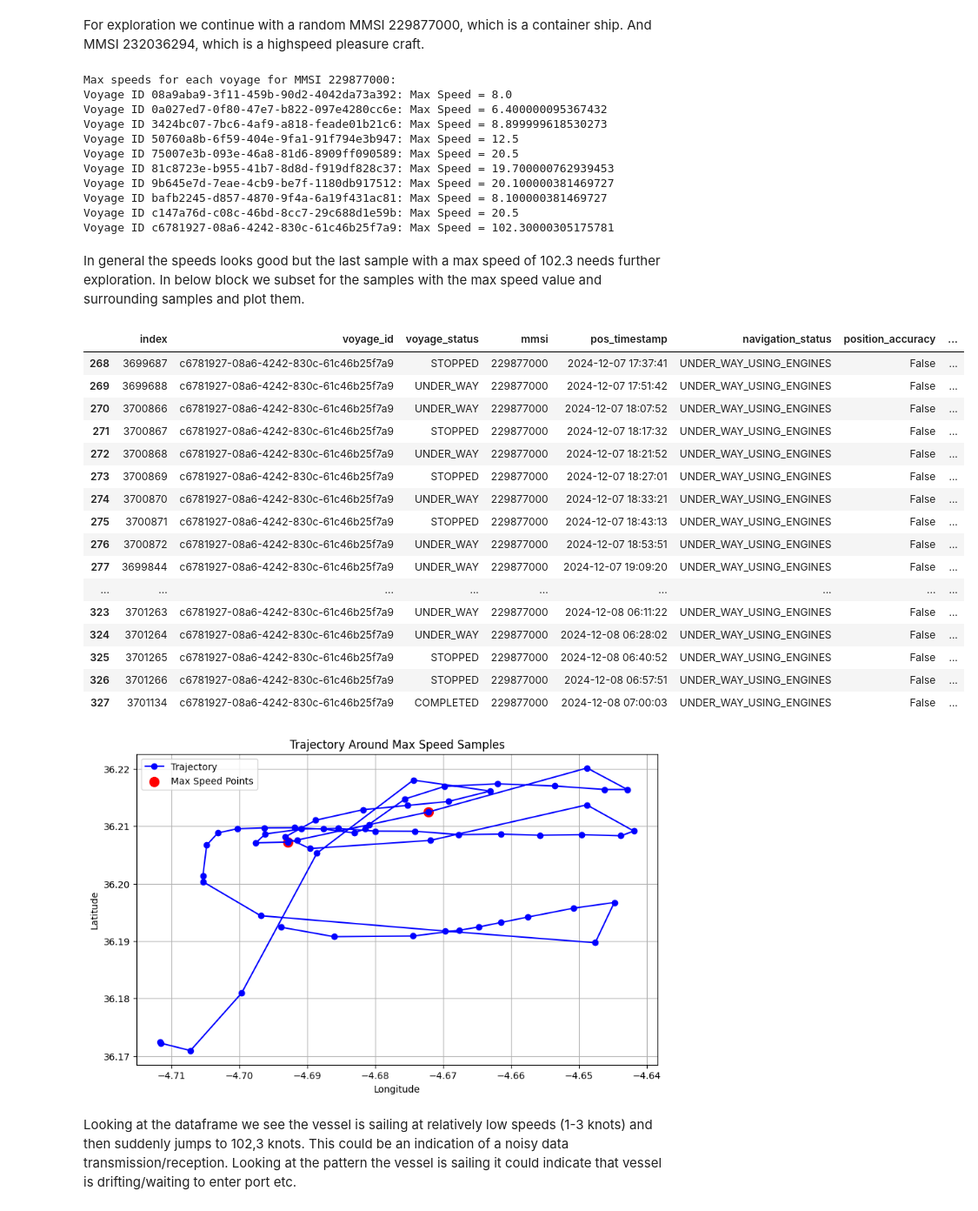
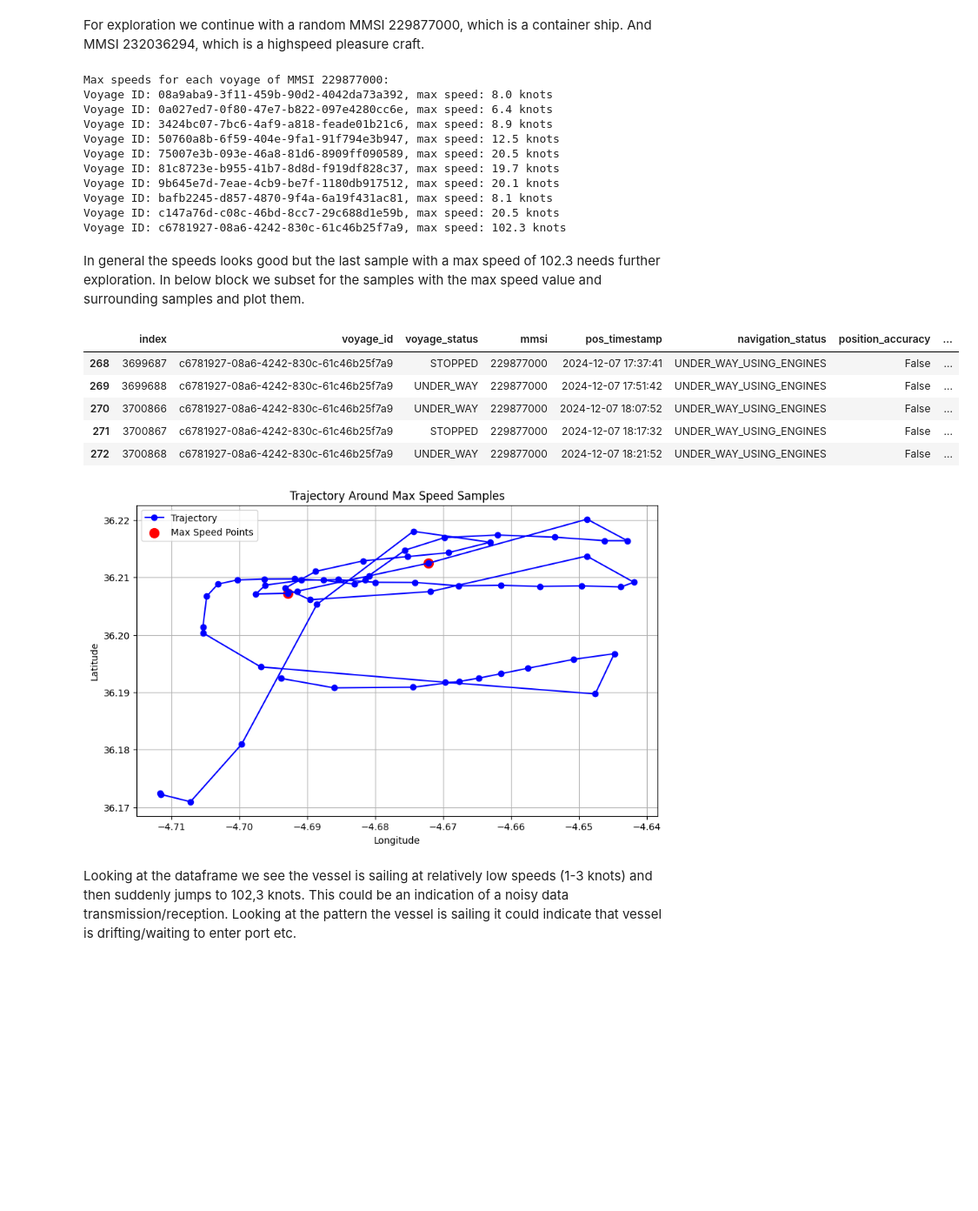
Before and after one commit to Magnuswlange/port_congestion_proj, a Jupyter notebook: Awake_Data_Exploration.ipynb, the cells around one changed output. Shown at 87% size. Saved outputs shown, nothing was run; the diff lists cells and outputs as text; code cells hidden in the pictures; blank space fills up the shorter version.

```diff
--- a/Awake_Data_Exploration.ipynb
+++ b/Awake_Data_Exploration.ipynb
@@ -289,83 +292,76 @@ For exploration we continue with a random MMSI 229877000, which is a container s
 And MMSI 232036294, which is a highspeed pleasure craft.
 # %%
 Sample_MMSI = 229877000
-subset_samples = Departures_AIS[Departures_AIS['mmsi'] == Sample_MMSI] #Subset for only sample vessel
-sample_voyages = subset_samples['voyage_id'].unique() #Find unique voyages
-max_speeds_per_voyage = subset_samples.groupby('voyage_id')['speed_over_ground'].max() #Find maxspeed in each voyage
-print('Max speeds for each voyage for MMSI 229877000:')
+subset_samples = Departures_AIS[Departures_AIS.mmsi == Sample_MMSI] #Subset for only sample vessel
+sample_voyages = subset_samples.voyage_id.unique() #Find unique voyages
+max_speeds_per_voyage = subset_samples.groupby('voyage_id').speed_over_ground.max().round(2) #Find maxspeed in each voyage
+
+print('Max speeds for each voyage of MMSI 229877000:')
+
 for voyage_id, max_speed in max_speeds_per_voyage.items(): #Print maxspeed for each voyage
-    print(f"Voyage ID {voyage_id}: Max Speed = {max_speed}")
+    print(f"Voyage ID: {voyage_id}, max speed: {max_speed} knots")
 # %% [output]
-Max speeds for each voyage for MMSI 229877000:
-Voyage ID 08a9aba9-3f11-459b-90d2-4042da73a392: Max Speed = 8.0
-Voyage ID 0a027ed7-0f80-47e7-b822-097e4280cc6e: Max Speed = 6.400000095367432
-Voyage ID 3424bc07-7bc6-4af9-a818-feade01b21c6: Max Speed = 8.899999618530273
-Voyage ID 50760a8b-6f59-404e-9fa1-91f794e3b947: Max Speed = 12.5
-Voyage ID 75007e3b-093e-46a8-81d6-8909ff090589: Max Speed = 20.5
-Voyage ID 81c8723e-b955-41b7-8d8d-f919df828c37: Max Speed = 19.700000762939453
-Voyage ID 9b645e7d-7eae-4cb9-be7f-1180db917512: Max Speed = 20.100000381469727
-Voyage ID bafb2245-d857-4870-9f4a-6a19f431ac81: Max Speed = 8.100000381469727
-Voyage ID c147a76d-c08c-46bd-8cc7-29c688d1e59b: Max Speed = 20.5
-Voyage ID c6781927-08a6-4242-830c-61c46b25f7a9: Max Speed = 102.30000305175781
+Max speeds for each voyage of MMSI 229877000:
+Voyage ID: 08a9aba9-3f11-459b-90d2-4042da73a392, max speed: 8.0 knots
+Voyage ID: 0a027ed7-0f80-47e7-b822-097e4280cc6e, max speed: 6.4 knots
+Voyage ID: 3424bc07-7bc6-4af9-a818-feade01b21c6, max speed: 8.9 knots
+Voyage ID: 50760a8b-6f59-404e-9fa1-91f794e3b947, max speed: 12.5 knots
+Voyage ID: 75007e3b-093e-46a8-81d6-8909ff090589, max speed: 20.5 knots
+Voyage ID: 81c8723e-b955-41b7-8d8d-f919df828c37, max speed: 19.7 knots
+Voyage ID: 9b645e7d-7eae-4cb9-be7f-1180db917512, max speed: 20.1 knots
+Voyage ID: bafb2245-d857-4870-9f4a-6a19f431ac81, max speed: 8.1 knots
+Voyage ID: c147a76d-c08c-46bd-8cc7-29c688d1e59b, max speed: 20.5 knots
+Voyage ID: c6781927-08a6-4242-830c-61c46b25f7a9, max speed: 102.3 knots
 # %%
 
-noisy_voyage = subset_samples[subset_samples['voyage_id']=="c6781927-08a6-4242-830c-61c46b25f7a9"] #Subset further for the voyage containing the high speed
+noisy_voyage = subset_samples[subset_samples.voyage_id=="c6781927-08a6-4242-830c-61c46b25f7a9"] #Subset further for the voyage containing the high speed
 noisy_voyage = noisy_voyage.sort_values(by='pos_timestamp', inplace=False).reset_index(drop=False)
 # %% [markdown]
 In general the speeds looks good but the last sample with a max speed of 102.3 needs further exploration. In below block we subset for the samples with the max speed value and surrounding samples and plot them.
 # %%
 #Find the row where speed_over_ground is max in the faulty voyage
-max_speed_sample = noisy_voyage[noisy_voyage['speed_over_ground'] == noisy_voyage['speed_over_ground'].max()]
+max_speed_sample = noisy_voyage[noisy_voyage.speed_over_ground == noisy_voyage.speed_over_ground.max()]
 max_indices = max_speed_sample.index.tolist()#Get all indices of max speed samples
 window_size = 30 #Define a window size for viewing surrounding samples
 
 #Collect indices of surrounding samples
 surrounding_indices = []
+
 for idx in max_indices:
     start_index = max(0, idx - window_size)  #Ensure we don't go below index 0
     end_index = min(len(noisy_voyage), idx + window_size + 1)  #Ensure we don't exceed DataFrame length
     surrounding_indices.extend(range(start_index, end_index))
+
 surrounding_indices = sorted(set(surrounding_indices)) #Remove duplicates and sort indices
 subset_samples = noisy_voyage.iloc[surrounding_indices] #Subset the DataFrame with the selected indices
 
 #Display the DataFrame interactively
-display(subset_samples)
+display(subset_samples.head())
 
 
 #Plot the subset
 plt.figure(figsize=(10, 6))
-plt.plot(subset_samples['longitude'], subset_samples['latitude'], marker='o', linestyle='-', color='b', label="Trajectory")
+plt.plot(subset_samples.longitude, subset_samples.latitude, marker='o', linestyle='-', color='b', label="Trajectory")
 
 # Highlight max speed samples in red
-plt.scatter(max_speed_sample['longitude'], max_speed_sample['latitude'], color='r', s=100, label="Max Speed Points")
+plt.scatter(max_speed_sample.longitude, max_speed_sample.latitude, color='r', s=100, label="Max Speed Points")
 
 # Label axes and title
 plt.xlabel("Longitude")
 plt.ylabel("Latitude")
 plt.title("Trajectory Around Max Speed Samples")
 
 # Show legend and grid
 plt.legend()
 plt.grid()
 plt.show()
 # %% [output]
 |  | index | voyage_id | voyage_status | mmsi | pos_timestamp | navigation_status | position_accuracy | ... |
 | 268 | 3699687 | c6781927-08a6-4242-830c-61c46b25f7a9 | STOPPED | 229877000 | 2024-12-07 17:37:41 | UNDER_WAY_USING_ENGINES | False | ... |
 | 269 | 3699688 | c6781927-08a6-4242-830c-61c46b25f7a9 | UNDER_WAY | 229877000 | 2024-12-07 17:51:42 | UNDER_WAY_USING_ENGINES | False | ... |
 | 270 | 3700866 | c6781927-08a6-4242-830c-61c46b25f7a9 | UNDER_WAY | 229877000 | 2024-12-07 18:07:52 | UNDER_WAY_USING_ENGINES | False | ... |
 | 271 | 3700867 | c6781927-08a6-4242-830c-61c46b25f7a9 | STOPPED | 229877000 | 2024-12-07 18:17:32 | UNDER_WAY_USING_ENGINES | False | ... |
 | 272 | 3700868 | c6781927-08a6-4242-830c-61c46b25f7a9 | UNDER_WAY | 229877000 | 2024-12-07 18:21:52 | UNDER_WAY_USING_ENGINES | False | ... |
-| 273 | 3700869 | c6781927-08a6-4242-830c-61c46b25f7a9 | STOPPED | 229877000 | 2024-12-07 18:27:01 | UNDER_WAY_USING_ENGINES | False | ... |
-| 274 | 3700870 | c6781927-08a6-4242-830c-61c46b25f7a9 | UNDER_WAY | 229877000 | 2024-12-07 18:33:21 | UNDER_WAY_USING_ENGINES | False | ... |
-| 275 | 3700871 | c6781927-08a6-4242-830c-61c46b25f7a9 | STOPPED | 229877000 | 2024-12-07 18:43:13 | UNDER_WAY_USING_ENGINES | False | ... |
-| 276 | 3700872 | c6781927-08a6-4242-830c-61c46b25f7a9 | UNDER_WAY | 229877000 | 2024-12-07 18:53:51 | UNDER_WAY_USING_ENGINES | False | ... |
-| 277 | 3699844 | c6781927-08a6-4242-830c-61c46b25f7a9 | UNDER_WAY | 229877000 | 2024-12-07 19:09:20 | UNDER_WAY_USING_ENGINES | False | ... |
-| ... | ... | ... | ... | ... | ... | ... | ... | ... |
-| 323 | 3701263 | c6781927-08a6-4242-830c-61c46b25f7a9 | UNDER_WAY | 229877000 | 2024-12-08 06:11:22 | UNDER_WAY_USING_ENGINES | False | ... |
-| 324 | 3701264 | c6781927-08a6-4242-830c-61c46b25f7a9 | UNDER_WAY | 229877000 | 2024-12-08 06:28:02 | UNDER_WAY_USING_ENGINES | False | ... |
-| 325 | 3701265 | c6781927-08a6-4242-830c-61c46b25f7a9 | STOPPED | 229877000 | 2024-12-08 06:40:52 | UNDER_WAY_USING_ENGINES | False | ... |
-| 326 | 3701266 | c6781927-08a6-4242-830c-61c46b25f7a9 | STOPPED | 229877000 | 2024-12-08 06:57:51 | UNDER_WAY_USING_ENGINES | False | ... |
-| 327 | 3701134 | c6781927-08a6-4242-830c-61c46b25f7a9 | COMPLETED | 229877000 | 2024-12-08 07:00:03 | UNDER_WAY_USING_ENGINES | False | ... |
 [figure]
 # %% [markdown]
 Looking at the dataframe we see the vessel is sailing at relatively low speeds (1-3 knots) and then suddenly jumps to 102,3 knots. This could be an indication of a noisy data transmission/reception. Looking at the pattern the vessel is sailing it could indicate that vessel is drifting/waiting to enter port etc.
```
Also changed, not shown: parts of 13 cells of this notebook.
